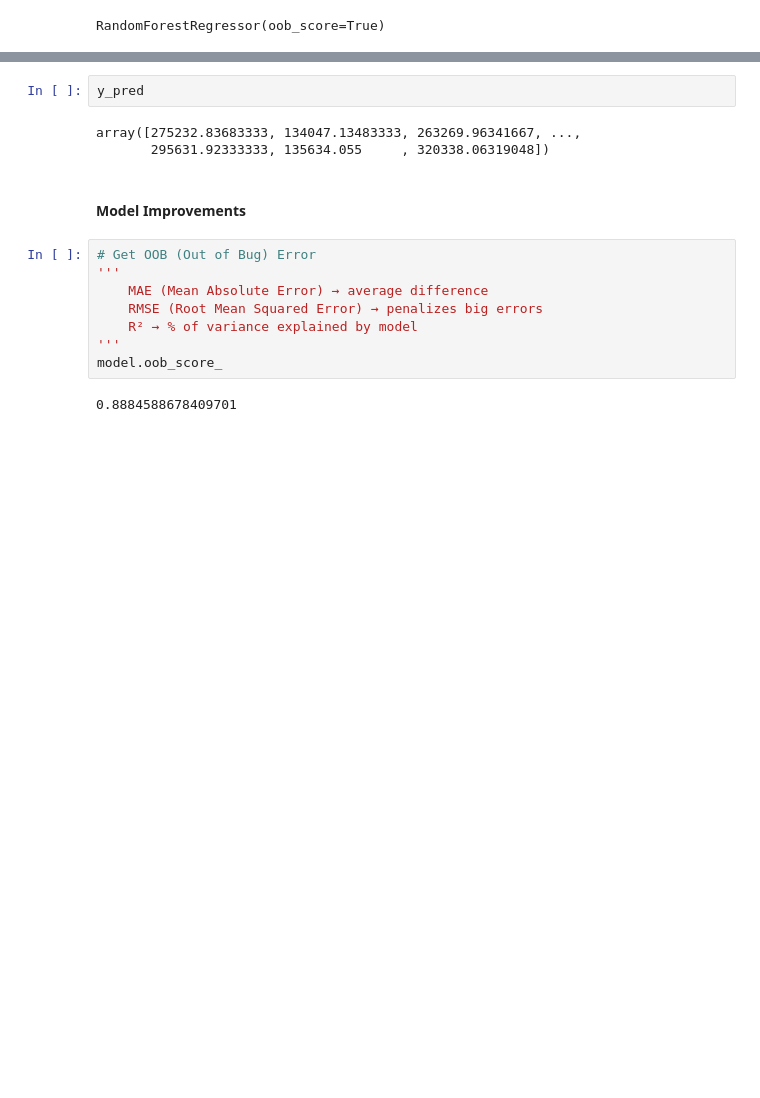
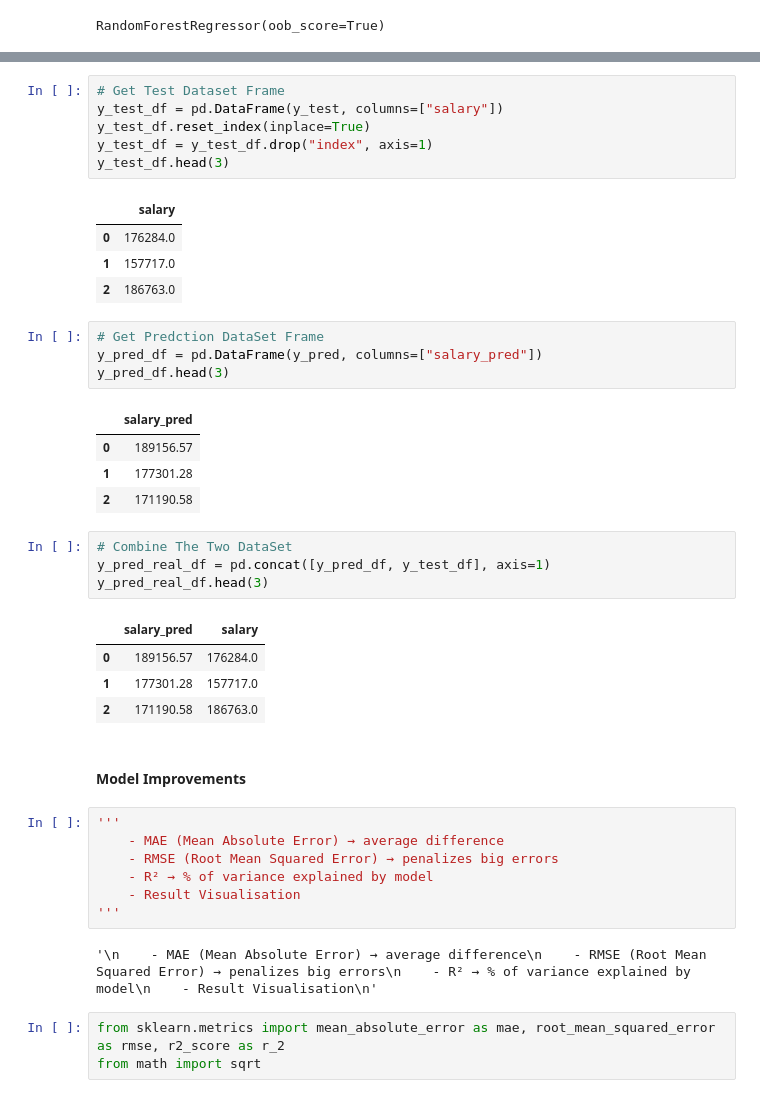
Before and after one commit to KaraniAbdellah/Job_Market, a Jupyter notebook: model_random_forset.ipynb, the cells around one changed output, grey strips where cells are left out. Saved outputs shown, nothing was run; the diff lists cells and outputs as text; blank space fills up the shorter version.

Commit message:
feat: calculate model metrics

```diff
--- a/model_random_forset.ipynb
+++ b/model_random_forset.ipynb
@@ -128,17 +121,43 @@ array([275232.83683333, 134047.13483333, 263269.96341667, ...,
+# %%
+# Get Test Dataset Frame
+y_test_df = pd.DataFrame(y_test, columns=["salary"])
+y_test_df.reset_index(inplace=True)
+y_test_df = y_test_df.drop("index", axis=1)
+y_test_df.head(3)
+# %% [output]
+|  | salary |
+| 0 | 176284.0 |
+| 1 | 157717.0 |
+| 2 | 186763.0 |
+# %%
+# Get Predction DataSet Frame
+y_pred_df = pd.DataFrame(y_pred, columns=["salary_pred"])
+y_pred_df.head(3)
+# %% [output]
+|  | salary_pred |
+| 0 | 189156.57 |
+| 1 | 177301.28 |
+| 2 | 171190.58 |
 # %%
-y_pred
+# Combine The Two DataSet
+y_pred_real_df = pd.concat([y_pred_df, y_test_df], axis=1)
+y_pred_real_df.head(3)
 # %% [output]
-array([275232.83683333, 134047.13483333, 263269.96341667, ...,
-       295631.92333333, 135634.055     , 320338.06319048])
+|  | salary_pred | salary |
+| 0 | 189156.57 | 176284.0 |
+| 1 | 177301.28 | 157717.0 |
+| 2 | 171190.58 | 186763.0 |
 # %% [markdown]
 #### Model Improvements
 # %%
-# Get OOB (Out of Bug) Error
 '''
-    MAE (Mean Absolute Error) → average difference
-    RMSE (Root Mean Squared Error) → penalizes big errors
-    R² → % of variance explained by model
+    - MAE (Mean Absolute Error) → average difference
+    - RMSE (Root Mean Squared Error) → penalizes big errors
+    - R² → % of variance explained by model
+    - Result Visualisation
 '''
-model.oob_score_
 # %% [output]
-0.8884588678409701
+'\n    - MAE (Mean Absolute Error) → average difference\n    - RMSE (Root Mean Squared Error) → penalizes big errors\n    - R² → % of variance explained by model\n    - Result Visualisation\n'
+# %%
+from sklearn.metrics import mean_absolute_error as mae, root_mean_squared_error as rmse, r2_score as r_2
+from math import sqrt
```
Also changed, not shown: parts of 10 cells of this notebook, 2 other files.
